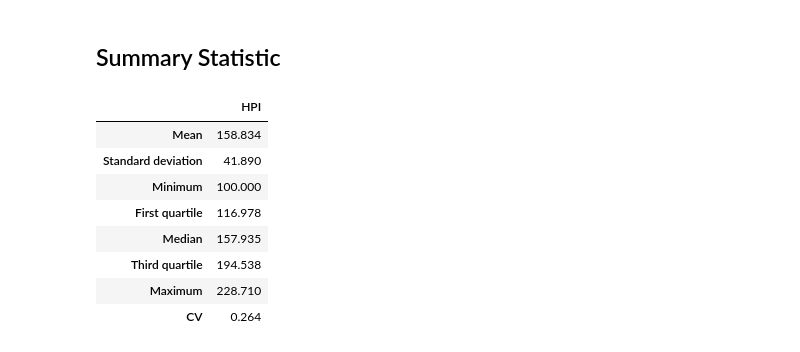
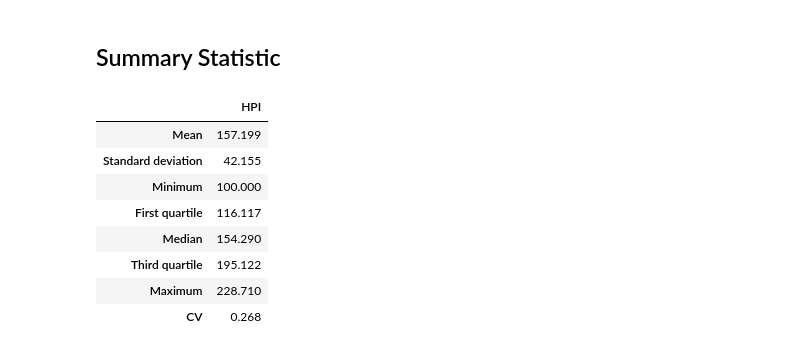
Before and after one commit to ricki0313/2026-time-series_US-housing-price-index-forecasting, a Jupyter notebook: 02_eda.ipynb, the cells around one changed output. Saved outputs shown, nothing was run; the diff lists cells and outputs as text; code cells hidden in the pictures.

```diff
--- a/02_eda.ipynb
+++ b/02_eda.ipynb
@@ -5,4 +6,6 @@ import matplotlib.pyplot as plt
 # %%
-df_clean = pd.read_csv("data/processed/monthly_housing_clean.csv")
-df_clean.head(3)
+df_train = pd.read_csv("data/processed/monthly_housing_train.csv")
+df_train["date"] = pd.to_datetime(df_train["date"])
+df_train = df_train.set_index("date")
+df_train.head(3)
 # %% [output]
@@ -40,35 +43,35 @@ plt.show()
 # %%
 summary_stats = pd.DataFrame({
     "HPI": [
-        df_clean["hpi"].mean(),
-        df_clean["hpi"].std(),
-        df_clean["hpi"].min(),
-        df_clean["hpi"].quantile(0.25),
-        df_clean["hpi"].median(),
-        df_clean["hpi"].quantile(0.75),
-        df_clean["hpi"].max(),
-        df_clean["hpi"].std() / df_clean["hpi"].mean()
+        df_train["hpi"].mean(),
+        df_train["hpi"].std(),
+        df_train["hpi"].min(),
+        df_train["hpi"].quantile(0.25),
+        df_train["hpi"].median(),
+        df_train["hpi"].quantile(0.75),
+        df_train["hpi"].max(),
+        df_train["hpi"].std() / df_train["hpi"].mean()
     ],
 }, index=[
     "Mean",
     "Standard deviation",
     "Minimum",
     "First quartile",
     "Median",
     "Third quartile",
     "Maximum",
     "CV"
 ])
 
 summary_stats_rounded = summary_stats.round(3)
 summary_stats_rounded
 # %% [output]
 |  | HPI |
-| Mean | 158.834 |
-| Standard deviation | 41.890 |
+| Mean | 157.199 |
+| Standard deviation | 42.155 |
 | Minimum | 100.000 |
-| First quartile | 116.978 |
-| Median | 157.935 |
-| Third quartile | 194.538 |
+| First quartile | 116.117 |
+| Median | 154.290 |
+| Third quartile | 195.122 |
 | Maximum | 228.710 |
-| CV | 0.264 |
+| CV | 0.268 |
```
Also changed, not shown: parts of 4 cells of this notebook, 15 other files.
